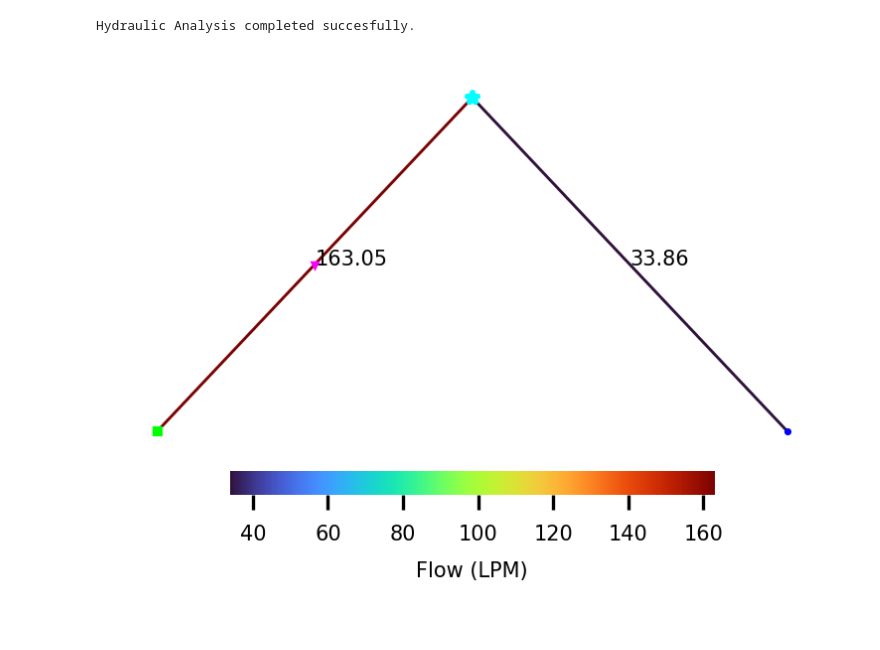
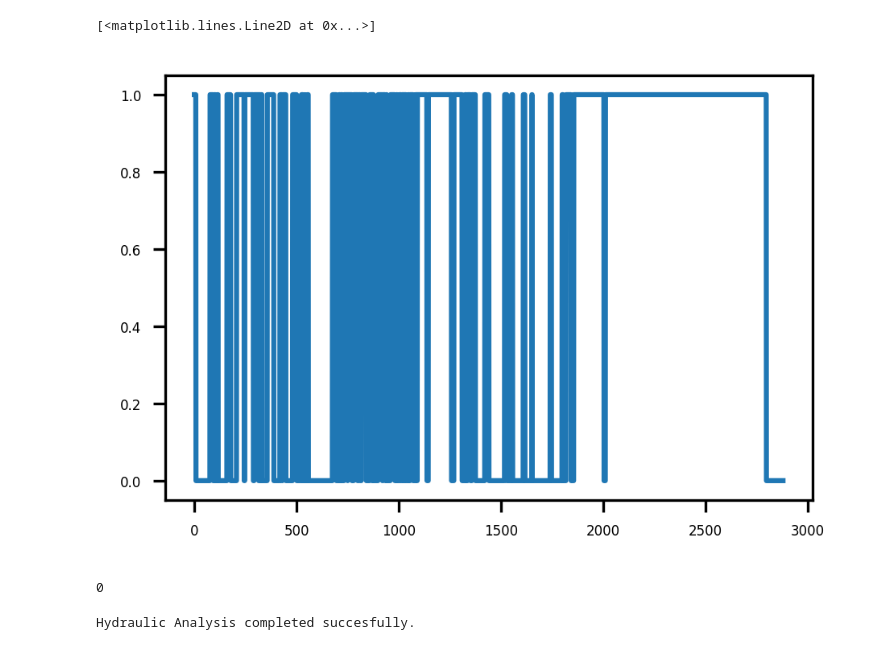
Before and after one commit to maxdumas/engineering-smart-cities-final-project, a Jupyter notebook: notebooks/simulate_epanet.ipynb, the cells around one changed output. Cells and saved outputs as stored; diff of their text form; code cells hidden in the pictures.

```diff
--- a/notebooks/simulate_epanet.ipynb
+++ b/notebooks/simulate_epanet.ipynb
@@ -65,3 +28,13 @@ d.setNodeJunctionData(1, 0, TYPICAL_BUILDING_MEAN_WATER_CONSUMPTION_LITER_PER_MI
+# %%
+import matplotlib.pyplot as plt
+plt.plot(pump_states)
+# %% [output]
+[<matplotlib.lines.Line2D at 0x...>]
+[figure, added]
+# %%
+int(pump_states[10][0])
+# %% [output]
+0
 # %%
 d.deleteControls()
 tankID = 'T1'
@@ -106,10 +77,6 @@ d.closeHydraulicAnalysis()
 print("Hydraulic Analysis completed succesfully.")
 # %% [output]
 Hydraulic Analysis completed succesfully.
-# %%
-_ = d.plot(flow=F[48], flow_text=True)
-# %% [output]
-[figure, removed]
 # %%
 d.plot_ts(Y=E, title="Pump Energy Usage (kWh)", marker=False)
 # %% [output]
```
Also changed, not shown: parts of 12 cells of this notebook, 2 other files.
